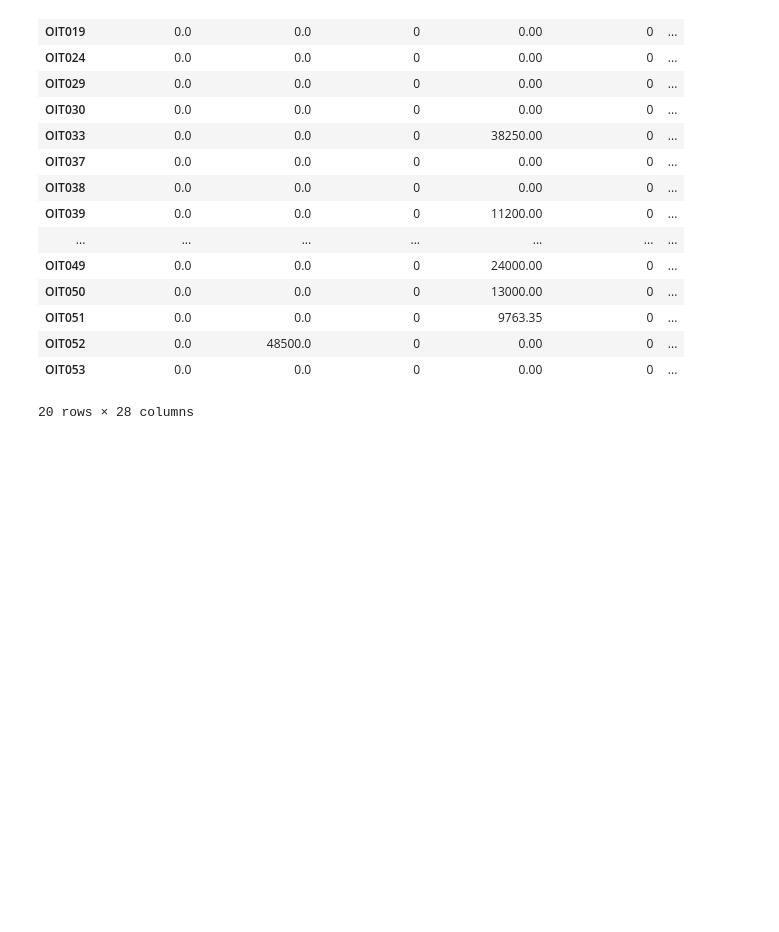
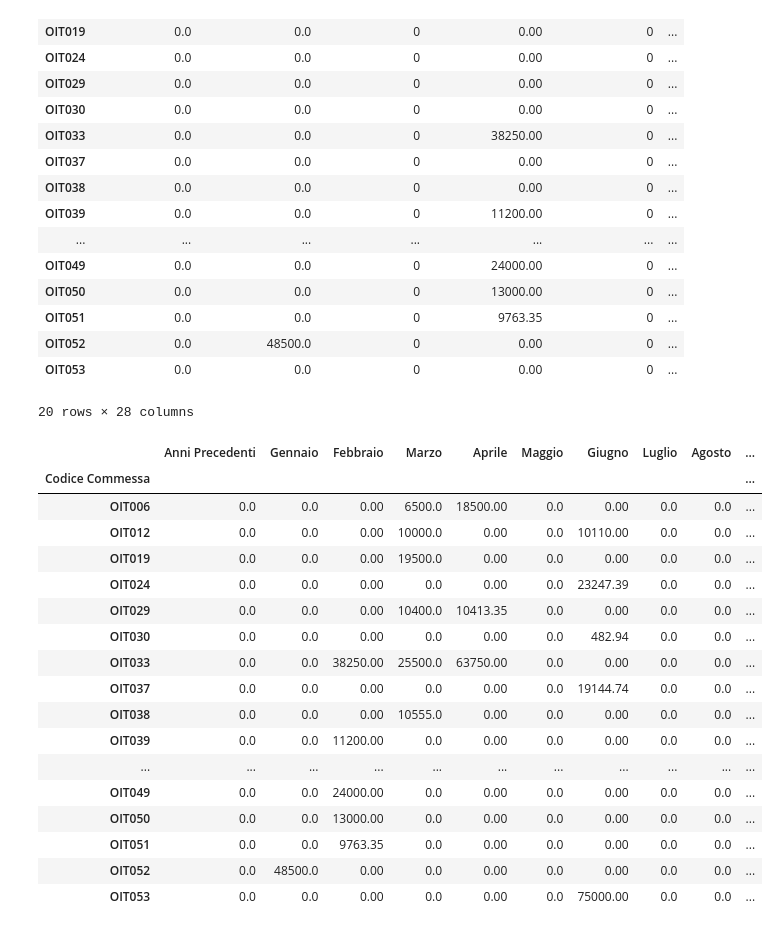
Before and after one commit to itsPeetah-archive/mm-pandas-cfconv, a Jupyter notebook: notebooks/tests.ipynb, the cells around one changed output. Drawn from its saved outputs; the diff is of its cells as text; code cells hidden in the pictures; blank space fills up the shorter version.

```diff
--- a/tests.ipynb
+++ b/notebooks/tests.ipynb
@@ -190,0 +193,21 @@ f2
+# %%
+f1
+# %% [output]
+|  | Anni Precedenti | Gennaio | Febbraio | Marzo | Aprile | Maggio | Giugno | Luglio | Agosto | ... |
+| Codice Commessa |  |  |  |  |  |  |  |  |  | ... |
+| OIT006 | 0.0 | 0.0 | 0.00 | 6500.0 | 18500.00 | 0.0 | 0.00 | 0.0 | 0.0 | ... |
+| OIT012 | 0.0 | 0.0 | 0.00 | 10000.0 | 0.00 | 0.0 | 10110.00 | 0.0 | 0.0 | ... |
+| OIT019 | 0.0 | 0.0 | 0.00 | 19500.0 | 0.00 | 0.0 | 0.00 | 0.0 | 0.0 | ... |
+| OIT024 | 0.0 | 0.0 | 0.00 | 0.0 | 0.00 | 0.0 | 23247.39 | 0.0 | 0.0 | ... |
+| OIT029 | 0.0 | 0.0 | 0.00 | 10400.0 | 10413.35 | 0.0 | 0.00 | 0.0 | 0.0 | ... |
+| OIT030 | 0.0 | 0.0 | 0.00 | 0.0 | 0.00 | 0.0 | 482.94 | 0.0 | 0.0 | ... |
+| OIT033 | 0.0 | 0.0 | 38250.00 | 25500.0 | 63750.00 | 0.0 | 0.00 | 0.0 | 0.0 | ... |
+| OIT037 | 0.0 | 0.0 | 0.00 | 0.0 | 0.00 | 0.0 | 19144.74 | 0.0 | 0.0 | ... |
+| OIT038 | 0.0 | 0.0 | 0.00 | 10555.0 | 0.00 | 0.0 | 0.00 | 0.0 | 0.0 | ... |
+| OIT039 | 0.0 | 0.0 | 11200.00 | 0.0 | 0.00 | 0.0 | 0.00 | 0.0 | 0.0 | ... |
+| ... | ... | ... | ... | ... | ... | ... | ... | ... | ... | ... |
+| OIT049 | 0.0 | 0.0 | 24000.00 | 0.0 | 0.00 | 0.0 | 0.00 | 0.0 | 0.0 | ... |
+| OIT050 | 0.0 | 0.0 | 13000.00 | 0.0 | 0.00 | 0.0 | 0.00 | 0.0 | 0.0 | ... |
+| OIT051 | 0.0 | 0.0 | 9763.35 | 0.0 | 0.00 | 0.0 | 0.00 | 0.0 | 0.0 | ... |
+| OIT052 | 0.0 | 48500.0 | 0.00 | 0.0 | 0.00 | 0.0 | 0.00 | 0.0 | 0.0 | ... |
+| OIT053 | 0.0 | 0.0 | 0.00 | 0.0 | 0.00 | 0.0 | 75000.00 | 0.0 | 0.0 | ... |
```
Also changed, not shown: parts of 2 cells of this notebook, 5 other files.
